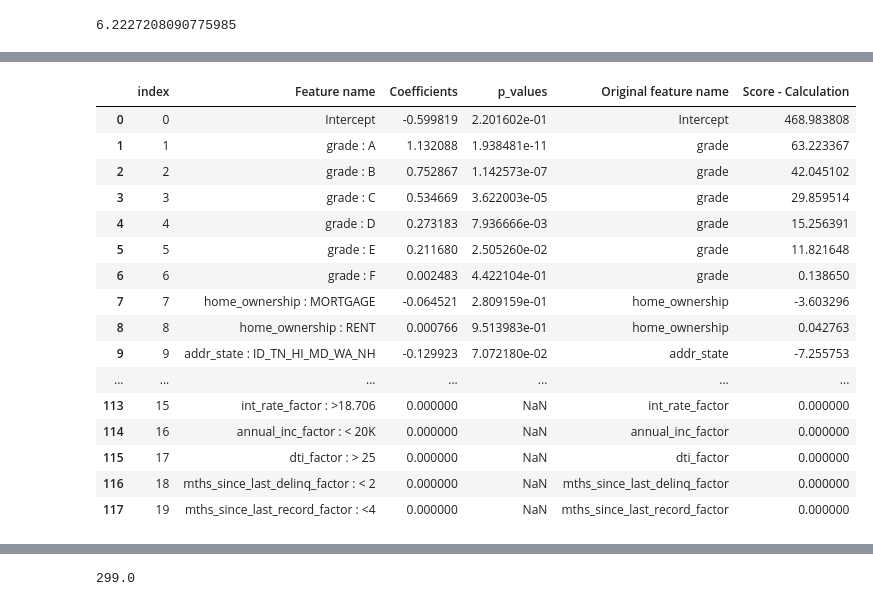
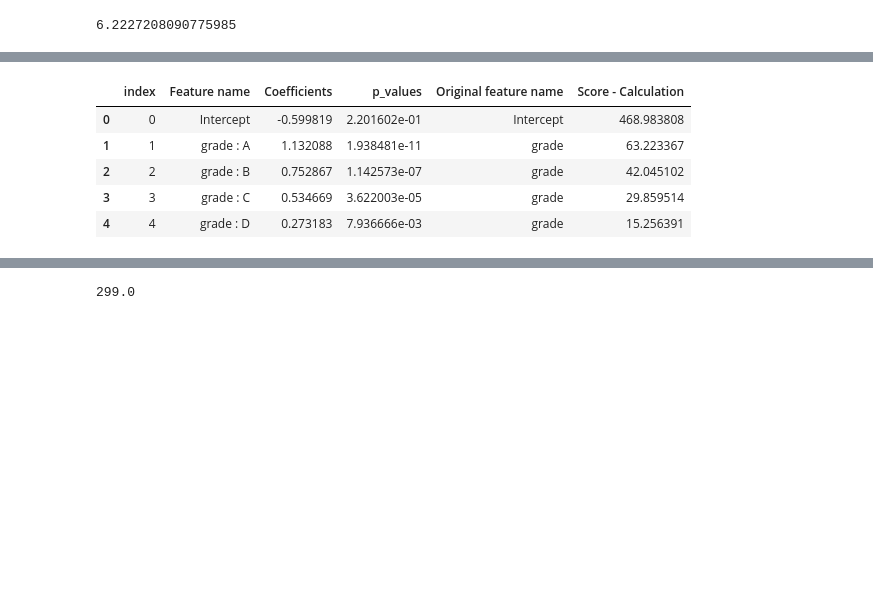
Before and after one commit to ishitabanait/Credit-Risk-Analysis, a Jupyter notebook: PD Model.ipynb, the cells around one changed output, grey strips where cells are left out. Cells and saved outputs as stored; diff of their text form; code cells hidden in the pictures; blank space fills up the shorter version.

```diff
--- a/PD Model.ipynb
+++ b/PD Model.ipynb
@@ -1090,23 +1004,12 @@ df_scorecard
 # %%
 df_scorecard['Score - Calculation'][0] = ((df_scorecard['Coefficients'][0] - min_sum_coeff) / (max_sum_coeff - min_sum_coeff)) * (max_score-min_score) + min_score
-df_scorecard
+df_scorecard.head()
 # %% [output]
 |  | index | Feature name | Coefficients | p_values | Original feature name | Score - Calculation |
 | 0 | 0 | Intercept | -0.599819 | 2.201602e-01 | Intercept | 468.983808 |
 | 1 | 1 | grade : A | 1.132088 | 1.938481e-11 | grade | 63.223367 |
 | 2 | 2 | grade : B | 0.752867 | 1.142573e-07 | grade | 42.045102 |
 | 3 | 3 | grade : C | 0.534669 | 3.622003e-05 | grade | 29.859514 |
 | 4 | 4 | grade : D | 0.273183 | 7.936666e-03 | grade | 15.256391 |
-| 5 | 5 | grade : E | 0.211680 | 2.505260e-02 | grade | 11.821648 |
-| 6 | 6 | grade : F | 0.002483 | 4.422104e-01 | grade | 0.138650 |
-| 7 | 7 | home_ownership : MORTGAGE | -0.064521 | 2.809159e-01 | home_ownership | -3.603296 |
-| 8 | 8 | home_ownership : RENT | 0.000766 | 9.513983e-01 | home_ownership | 0.042763 |
-| 9 | 9 | addr_state : ID_TN_HI_MD_WA_NH | -0.129923 | 7.072180e-02 | addr_state | -7.255753 |
-| ... | ... | ... | ... | ... | ... | ... |
-| 113 | 15 | int_rate_factor : >18.706 | 0.000000 | NaN | int_rate_factor | 0.000000 |
-| 114 | 16 | annual_inc_factor : < 20K | 0.000000 | NaN | annual_inc_factor | 0.000000 |
-| 115 | 17 | dti_factor : > 25 | 0.000000 | NaN | dti_factor | 0.000000 |
-| 116 | 18 | mths_since_last_delinq_factor : < 2 | 0.000000 | NaN | mths_since_last_delinq_factor | 0.000000 |
-| 117 | 19 | mths_since_last_record_factor : <4 | 0.000000 | NaN | mths_since_last_record_factor | 0.000000 |
 # %%
 df_scorecard['Score  - Prelimiary'] = df_scorecard['Score - Calculation'].round()
```
Also changed, not shown: parts of 11 cells of this notebook, 1 other file.
